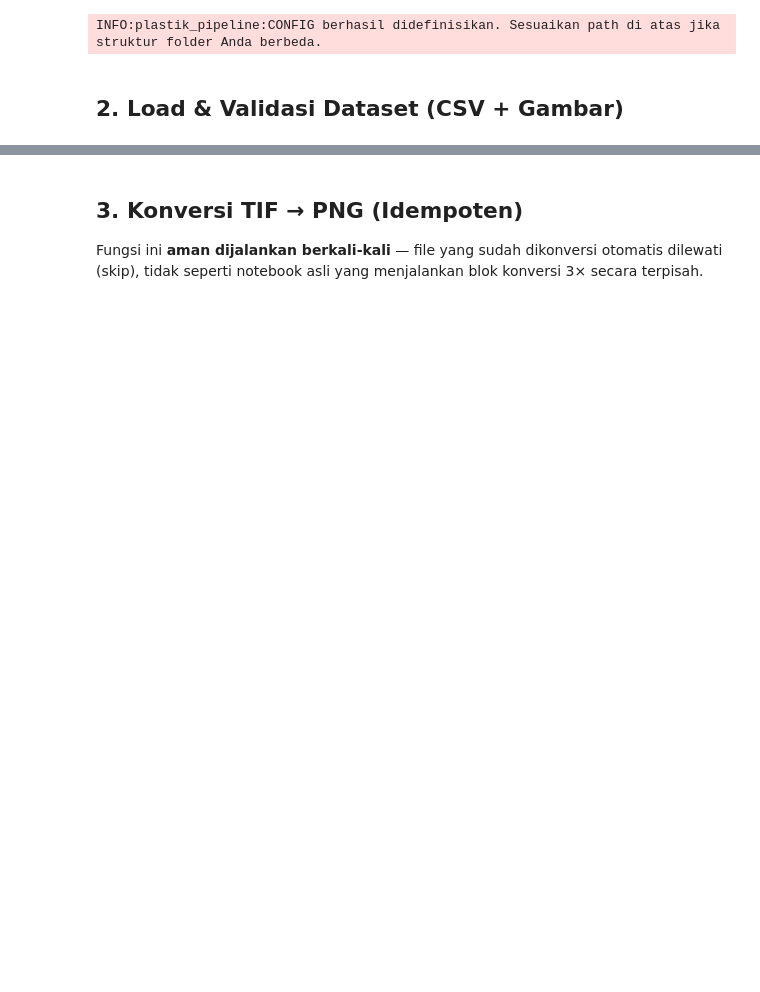
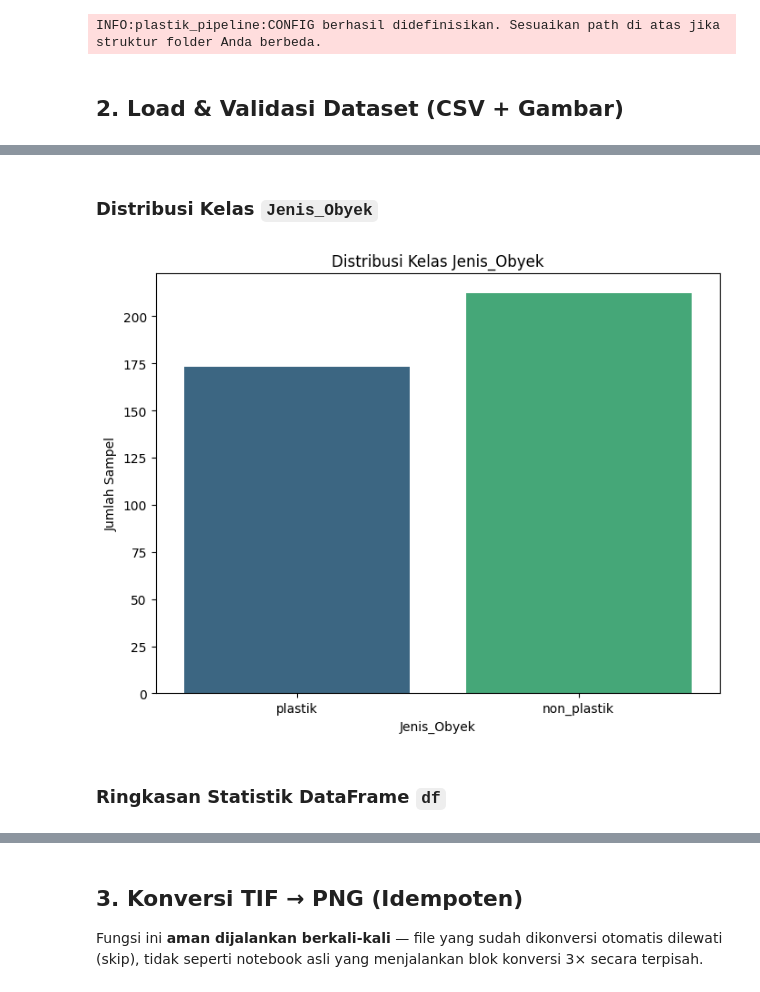
Before and after one commit to AhmadSelao180874/LSTM_Perbandingan-Model, a Jupyter notebook: Salinan_dari_Pipeline_Terintegrasi_5Model_Baru.ipynb, the cells around one changed output, grey strips where cells are left out. Cells and saved outputs as stored; diff of their text form; code cells hidden in the pictures; blank space fills up the shorter version.

```diff
--- a/Salinan_dari_Pipeline_Terintegrasi_5Model_Baru.ipynb
+++ b/Salinan_dari_Pipeline_Terintegrasi_5Model_Baru.ipynb
@@ -125,12 +125,13 @@ else:
 WARNING:plastik_pipeline:TIDAK ADA GPU terdeteksi (GPU Available: []). Training akan SANGAT LAMBAT, terutama untuk MobileNetV2. Di Colab: Runtime > Change runtime type > pilih GPU (T4), lalu restart r ...
 # %%
+import os # Added for os.makedirs
 
 # ==========================================
 # KONFIGURASI GLOBAL -- SESUAIKAN DENGAN SETUP AHMAD
 # ==========================================
 CONFIG = {
     # --- Path & data ---
-    "csv_path": "/content/drive/MyDrive/project_BIMA26/layer_gabungfix_parebarrumakassar28426.csv",
+    "csv_path": "/content/drive/MyDrive/project_BIMA26/manifest.csv/layer_gabungfix_parebarrumakassar28426.csv",
     "images_dir_raw": "/content/drive/MyDrive/project_BIMA26/outputgbg_paremakassar28426_png_rasterio",
     "images_dir_png": "/content/drive/MyDrive/project_BIMA26/outputgbg_paremakassar28426_png_rasterio",  # diperbarui otomatis jika konversi dijalankan
     "x_col": "Patch_ID",
@@ -270 +274,14 @@ plastik        173
 INFO:plastik_pipeline:Validasi gambar OK: sampel 50 file semuanya ditemukan di '/content/drive/MyDrive/project_BIMA26/outputgbg_paremakassar28426_png_rasterio'.
+# %% [markdown]
+### Distribusi Kelas `Jenis_Obyek`
+# %%
+plt.figure(figsize=(8, 6))
+sns.countplot(data=df, x=CONFIG['y_col'], hue=CONFIG['y_col'], palette='viridis', legend=False)
+plt.title(f'Distribusi Kelas {CONFIG["y_col"]}')
+plt.xlabel(CONFIG['y_col'])
+plt.ylabel('Jumlah Sampel')
+plt.show()
+# %% [output]
+[figure, added]
+# %% [markdown]
+### Ringkasan Statistik DataFrame `df`
```
Also changed, not shown: parts of 38 cells of this notebook.
